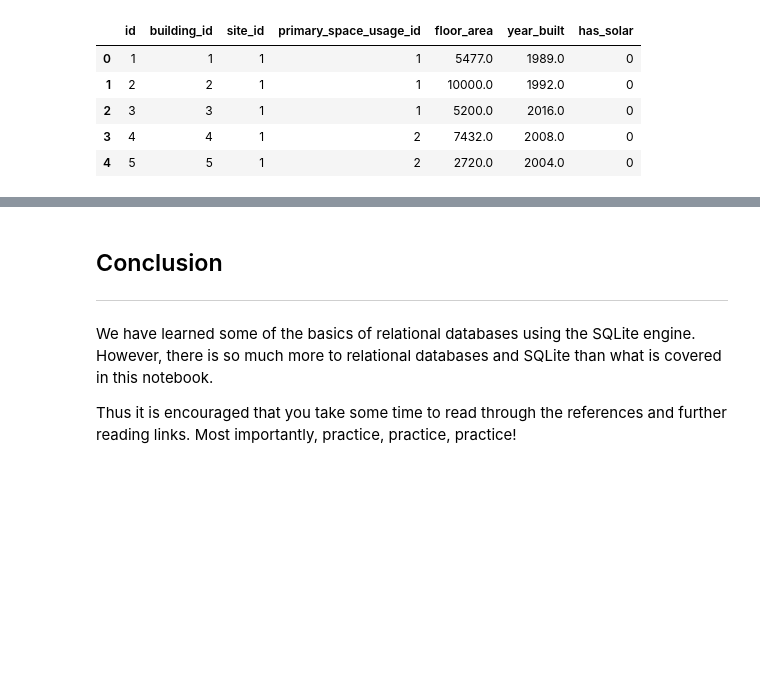
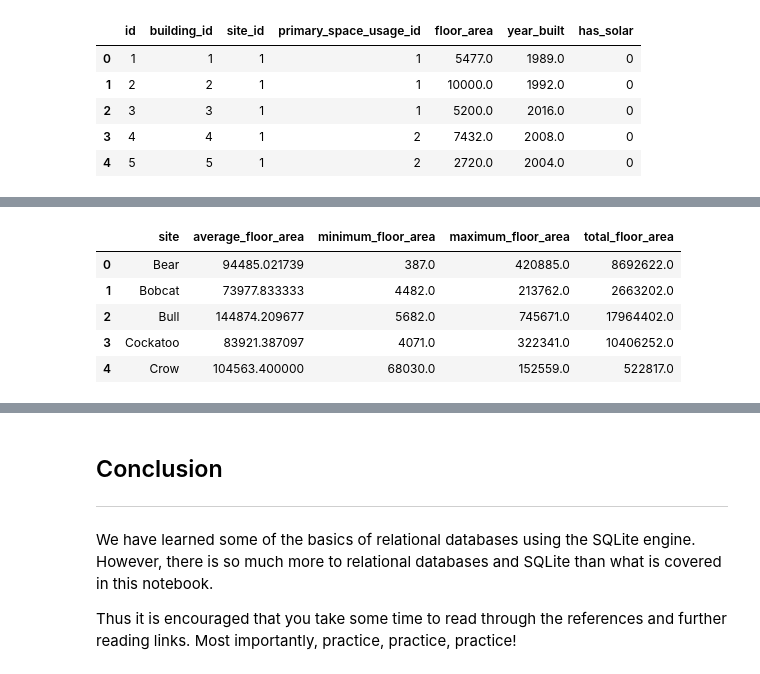
Before and after one commit to intelligent-environments-lab/occupant_centric_grid_interactive_buildings_course, a Jupyter notebook: src/notebooks/tutorials/sqlite_relational_database.ipynb, the cells around one changed output, grey strips where cells are left out. Cells and saved outputs as stored; diff of their text form; code cells hidden in the pictures; blank space fills up the shorter version.

```diff
--- a/src/notebooks/tutorials/sqlite_relational_database.ipynb
+++ b/src/notebooks/tutorials/sqlite_relational_database.ipynb
@@ -1348,0 +1366,21 @@ building_metadata table:
+# %%
+transaction = """
+SELECT
+    s.name AS site,
+    AVG(m.floor_area) AS average_floor_area,
+    MIN(m.floor_area) AS minimum_floor_area,
+    MAX(m.floor_area) AS maximum_floor_area,
+    SUM(m.floor_area) AS total_floor_area
+FROM building_metadata m
+LEFT JOIN site s ON s.id = m.site_id
+GROUP BY
+    s.name
+"""
+display(read_database(DATABASE_FILEPATH, transaction).head())
+# %% [output]
+|  | site | average_floor_area | minimum_floor_area | maximum_floor_area | total_floor_area |
+| 0 | Bear | 94485.021739 | 387.0 | 420885.0 | 8692622.0 |
+| 1 | Bobcat | 73977.833333 | 4482.0 | 213762.0 | 2663202.0 |
+| 2 | Bull | 144874.209677 | 5682.0 | 745671.0 | 17964402.0 |
+| 3 | Cockatoo | 83921.387097 | 4071.0 | 322341.0 | 10406252.0 |
+| 4 | Crow | 104563.400000 | 68030.0 | 152559.0 | 522817.0 |
```
Also changed, not shown: parts of 5 cells of this notebook.
